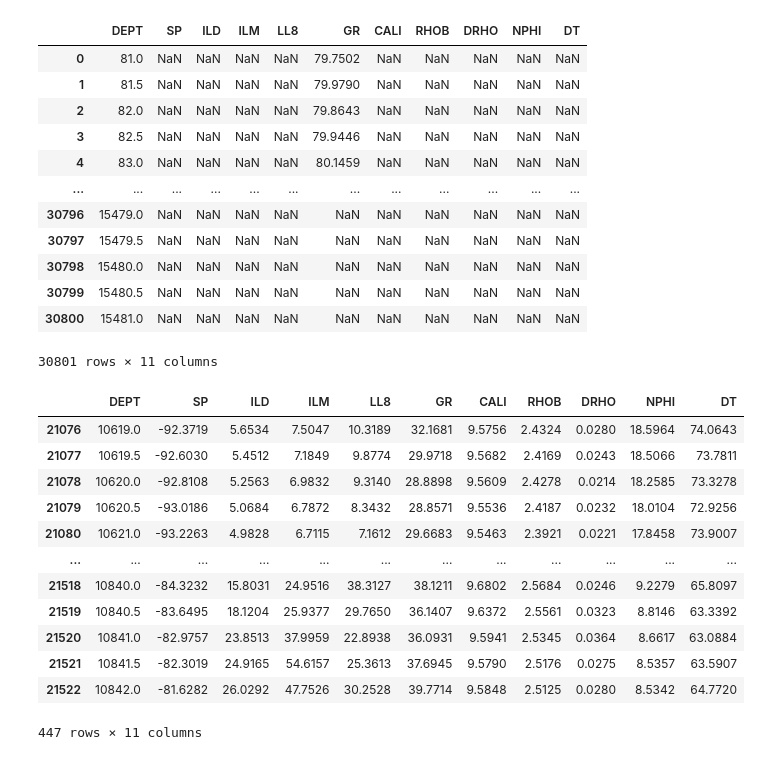
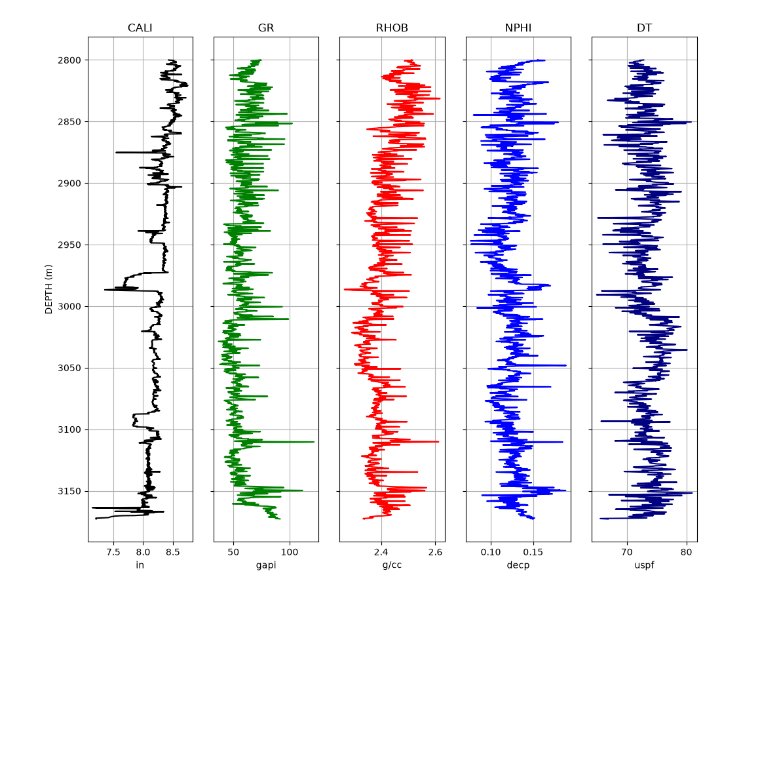
Before and after one commit to giecaruff/stoneforge, a Jupyter notebook: examples/inversion/0_multimineral.ipynb, the cells around one changed output. Cells and saved outputs as stored; diff of their text form; code cells hidden in the pictures; blank space fills up the shorter version.

```diff
--- a/examples/inversion/0_multimineral.ipynb
+++ b/examples/inversion/0_multimineral.ipynb
@@ -31,42 +28,24 @@ header itens: dict_keys(['version', 'well', 'curve', 'parameter', 'other'])
-# %%
-# Example (Manual Access): Accessing data as DataFrame
-data_las2, units_las2 = las2.dataframe(las2.data_obj.data)
-data_las2 = data_las2.replace(-999.0, np.nan)
-data_las2
-# %% [output]
-|  | DEPT | SP | ILD | ILM | LL8 | GR | CALI | RHOB | DRHO | NPHI | DT |
-| 0 | 81.0 | NaN | NaN | NaN | NaN | 79.7502 | NaN | NaN | NaN | NaN | NaN |
-| 1 | 81.5 | NaN | NaN | NaN | NaN | 79.9790 | NaN | NaN | NaN | NaN | NaN |
-| 2 | 82.0 | NaN | NaN | NaN | NaN | 79.8643 | NaN | NaN | NaN | NaN | NaN |
-| 3 | 82.5 | NaN | NaN | NaN | NaN | 79.9446 | NaN | NaN | NaN | NaN | NaN |
-| 4 | 83.0 | NaN | NaN | NaN | NaN | 80.1459 | NaN | NaN | NaN | NaN | NaN |
-| ... | ... | ... | ... | ... | ... | ... | ... | ... | ... | ... | ... |
-| 30796 | 15479.0 | NaN | NaN | NaN | NaN | NaN | NaN | NaN | NaN | NaN | NaN |
-| 30797 | 15479.5 | NaN | NaN | NaN | NaN | NaN | NaN | NaN | NaN | NaN | NaN |
-| 30798 | 15480.0 | NaN | NaN | NaN | NaN | NaN | NaN | NaN | NaN | NaN | NaN |
-| 30799 | 15480.5 | NaN | NaN | NaN | NaN | NaN | NaN | NaN | NaN | NaN | NaN |
-| 30800 | 15481.0 | NaN | NaN | NaN | NaN | NaN | NaN | NaN | NaN | NaN | NaN |
-30801 rows × 11 columns
 # %%
-# Adding facies
-IK1 = DataManager(las2, depth="DEPT")
+# Removing specific values
+# OBS: you can use "df.dropna(inplace=True)" to remove all np.nan values
 
-IK1.add_facie(name="LEDGE_SANDSTONE", top=10619, bottom=10842)
+data_MP_56D_c = data_MP_56D[~data_MP_56D.isin([-999.0]).any(axis=1)]
+data_MP_56D_c
 
-# View Facies LEDGE_SANDSTONE interval
-IK1.LEDGE_SANDSTONE
+# Taking specific range in depth for analysis (reservoir interval)
+
+RESERVOIR = data_MP_56D_c[data_MP_56D_c['DEPTH'].between(2800, 3200)]
-# %% [output]
-|  | DEPT | SP | ILD | ILM | LL8 | GR | CALI | RHOB | DRHO | NPHI | DT |
-| 21076 | 10619.0 | -92.3719 | 5.6534 | 7.5047 | 10.3189 | 32.1681 | 9.5756 | 2.4324 | 0.0280 | 18.5964 | 74.0643 |
-| 21077 | 10619.5 | -92.6030 | 5.4512 | 7.1849 | 9.8774 | 29.9718 | 9.5682 | 2.4169 | 0.0243 | 18.5066 | 73.7811 |
-| 21078 | 10620.0 | -92.8108 | 5.2563 | 6.9832 | 9.3140 | 28.8898 | 9.5609 | 2.4278 | 0.0214 | 18.2585 | 73.3278 |
-| 21079 | 10620.5 | -93.0186 | 5.0684 | 6.7872 | 8.3432 | 28.8571 | 9.5536 | 2.4187 | 0.0232 | 18.0104 | 72.9256 |
-| 21080 | 10621.0 | -93.2263 | 4.9828 | 6.7115 | 7.1612 | 29.6683 | 9.5463 | 2.3921 | 0.0221 | 17.8458 | 73.9007 |
-| ... | ... | ... | ... | ... | ... | ... | ... | ... | ... | ... | ... |
-| 21518 | 10840.0 | -84.3232 | 15.8031 | 24.9516 | 38.3127 | 38.1211 | 9.6802 | 2.5684 | 0.0246 | 9.2279 | 65.8097 |
-| 21519 | 10840.5 | -83.6495 | 18.1204 | 25.9377 | 29.7650 | 36.1407 | 9.6372 | 2.5561 | 0.0323 | 8.8146 | 63.3392 |
-| 21520 | 10841.0 | -82.9757 | 23.8513 | 37.9959 | 22.8938 | 36.0931 | 9.5941 | 2.5345 | 0.0364 | 8.6617 | 63.0884 |
-| 21521 | 10841.5 | -82.3019 | 24.9165 | 54.6157 | 25.3613 | 37.6945 | 9.5790 | 2.5176 | 0.0275 | 8.5357 | 63.5907 |
-| 21522 | 10842.0 | -81.6282 | 26.0292 | 47.7526 | 30.2528 | 39.7714 | 9.5848 | 2.5125 | 0.0280 | 8.5342 | 64.7720 |
-447 rows × 11 columns
+# %%
+# Viewing Well Log Data
+
+curves = ["CALI","GR","RHOB","NPHI","DT"]
+units = []
+for c in curves:
+    units.append(units_MP_56D[c])
+
+color = ["k","g","r","b","navy"]
+
+fastplot(RESERVOIR,"DEPTH",curves, color, units, d_unit='m')
+# %% [output]
+[figure, added]
 # %%
```
Also changed, not shown: parts of 5 cells of this notebook, 1 other file.
